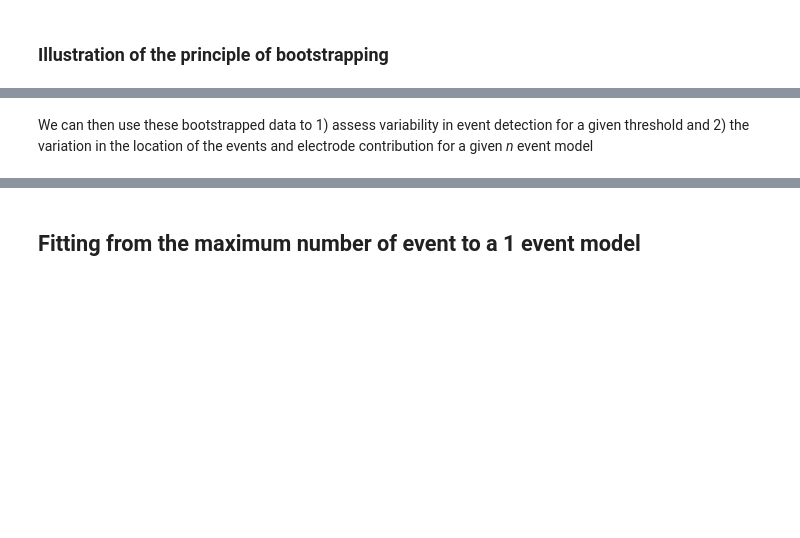
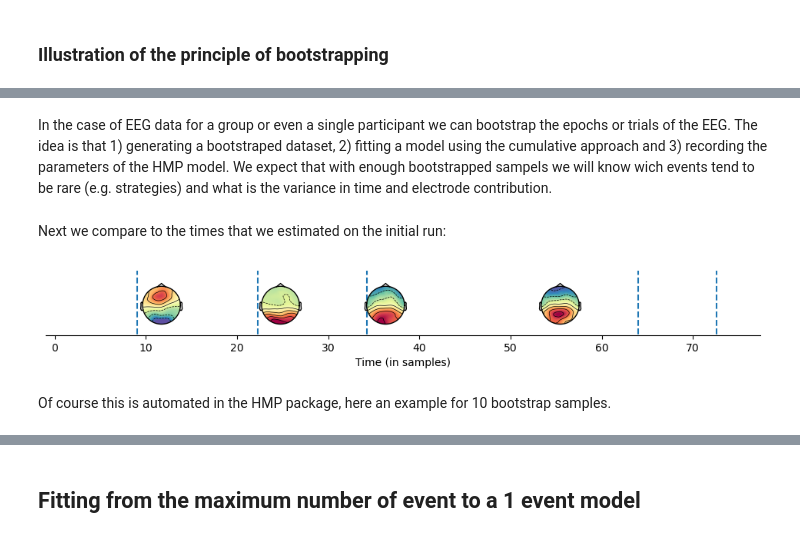
Before and after one commit to GWeindel/hmp, a Jupyter notebook: tutorials/3-Testing_the_number_of_bumps.ipynb, the cells around one changed output, grey strips where cells are left out. Saved outputs shown, nothing was run; the diff lists cells and outputs as text; code cells hidden in the pictures; blank space fills up the shorter version.

```diff
--- a/tutorials/3-Testing_the_number_of_bumps.ipynb
+++ b/tutorials/3-Testing_the_number_of_bumps.ipynb
@@ -187,2 +155,17 @@ hmp.visu.plot_iterations(booted, eeg_data, init, info, ['magnitudes','parameters
-# %% [markdown]
-We can then use these bootstrapped data to 1) assess variability in event detection for a given threshold and 2) the variation in the location of the events and electrode contribution for a given _n_ event model
+# %% [markdown]
+In the case of EEG data for a group or even a single participant we can bootstrap the epochs or trials of the EEG. The idea is that 1) generating a bootstraped dataset, 2) fitting a model using the cumulative approach and 3) recording the parameters of the HMP model. We expect that with enough bootstrapped sampels we will know wich events tend to be rare (e.g. strategies) and what is the variance in time and electrode contribution.
+# %%
+bootstrapped = hmp.resample.bootstrapping(data=eeg_data, dim=[ 'epochs','participant'], n_iterations=1,
+                                                 init=init, positions=info, sfreq=eeg_data.sfreq,
+                                                 threshold=1, verbose=False, plots=True, cpus=cpus, trace=False)
+# %% [markdown]
+Next we compare to the times that we estimated on the initial run:
+# %%
+times_general_run = init.compute_times(init, estimates, duration=False, mean=True, add_rt=True)
+hmp.visu.plot_topo_timecourse(bootstrapped.sel(iteration=0).channels_activity.values,
+                              bootstrapped.sel(iteration=0).event_times.values,
+                              info, init, times_to_display=times_general_run.values)
+# %% [output]
+[figure, added]
+# %% [markdown]
+Of course this is automated in the HMP package, here an example for 10 bootstrap samples.
```
Also changed, not shown: parts of 23 cells of this notebook, 11 other files.
